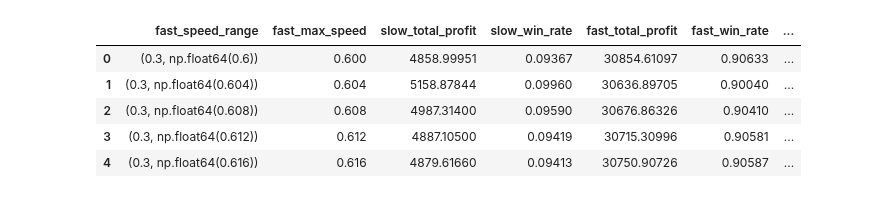
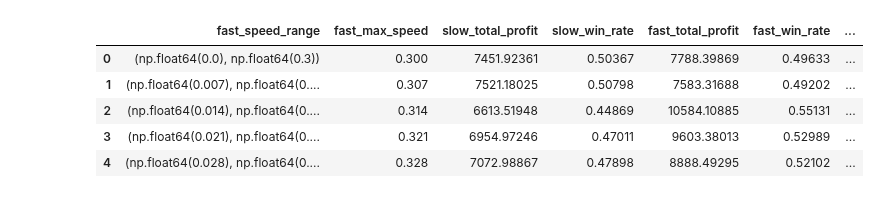
Before and after one commit to krzhang/camcos, a Jupyter notebook: simulations/builder_auctions/grid_strategy_speeds.ipynb, the cells around one changed output. Drawn from its saved outputs; the diff is of its cells as text; code cells hidden in the pictures.

```diff
--- a/simulations/builder_auctions/grid_strategy_speeds.ipynb
+++ b/simulations/builder_auctions/grid_strategy_speeds.ipynb
@@ -16,11 +16,14 @@ from player import RangePlayer
 # %%
 # --- Simulation Configuration ---
 
+EPSILON = 0.00001
+
 slow_speed = (0.0, 0.4)
-slow_mean = 0.7
+slow_mean = 0.9
 fast_mean = 0.7  # fixed to isolate speed effect
 
-fast_speed_ranges = [(0.3, round(end, 3)) for end in np.linspace(0.6, 1.0, 100)]
+starts = np.linspace(0, 0.7, 100)
+fast_speed_ranges = [(round(start, 3), round(start + 0.3, 3)) for start in starts]
 
 num_slow = 5
 num_fast = 5
@@ -58,7 +61,7 @@ for fast_speed in fast_speed_ranges:
         )
         players.append(RangePlayer(i, speed, bid_range, reactive=True))
 
-    auction = Auction(players, cutoff_time_range=(0.75, 0.85))
+    auction = Auction(players, cutoff_time_range=(0.6, 0.7 - EPSILON), sealed_bids=False)
     round_results, winnings = auction.run_simulation(num_rounds)
 
     fast_ids = [p.player_id for p in players if p.reactive]
@@ -68,56 +71,71 @@ for fast_speed in fast_speed_ranges:
     slow_profits = []
 
     for r in round_results:
+        cutoff_time = r["cutoff_time"]
+        submit_bys = r["submit_bys"]
         winner = r["winner"]
-        if winner:
-            pid, _, profit = winner
-            submit_time = r["submit_bys"][pid]
-            cutoff_time = r["cutoff_time"]
+        winning_id = winner[0] if winner else None
 
-            if submit_time < cutoff_time:
-                if pid in fast_ids:
-                    fast_profits.append(profit)
-                elif pid in slow_ids:
-                    slow_profits.append(profit)
+        for pid in fast_ids:
+            if submit_bys[pid] < cutoff_time:
+                if pid == winning_id:
+                    fast_profits.append(winner[2])  # actual profit
+                else:
+                    fast_profits.append(0.0)  # submitted but lost
+            # skip if bid was late (missed cutoff)
 
-    fast_wins = sum(1 for r in round_results if r['winner'] and r['winner'][0] in fast_ids)
-    slow_wins = sum(1 for r in round_results if r['winner'] and r['winner'][0] in slow_ids)
+        for pid in slow_ids:
+            if submit_bys[pid] < cutoff_time:
+                if pid == winning_id:
+                    slow_profits.append(winner[2])
+                else:
+                    slow_profits.append(0.0)
+
+
+    fast_wins = sum(1 for r in round_results
+                    if r['winner'] and r['winner'][0] in fast_ids and
+                    r["submit_bys"][r['winner'][0]] < r["cutoff_time"])
+
+    slow_wins = sum(1 for r in round_results
+                    if r['winner'] and r['winner'][0] in slow_ids and
+                    r["submit_bys"][r['winner'][0]] < r["cutoff_time"])
+
 
     total_fast_bids = total_fast_missed = total_slow_bids = total_slow_missed = 0
     for r in round_results:
         cutoff = r["cutoff_time"]
         submit_bys = r["submit_bys"]
         for pid in fast_ids:
             if submit_bys[pid] >= cutoff:
                 total_fast_missed += 1
             total_fast_bids += 1
         for pid in slow_ids:
             if submit_bys[pid] >= cutoff:
                 total_slow_missed += 1
             total_slow_bids += 1
 
     results.append({
         "fast_speed_range": fast_speed,
         "fast_max_speed": fast_speed[1],
         "slow_total_profit": round(sum(slow_profits), 5),
         "slow_win_rate": round(slow_wins / num_rounds, 5),
         "fast_total_profit": round(sum(fast_profits), 5),
         "fast_win_rate": round(fast_wins / num_rounds, 5),
         "fast_miss_rate": round(total_fast_missed / total_fast_bids, 5),
         "slow_miss_rate": round(total_slow_missed / total_slow_bids, 5)
     })
 
 df = pd.DataFrame(results)
 df["fast_speed_range"] = df["fast_speed_range"].astype(str)
 df.to_csv("speed_grid__speeds_results.csv", index=False)
 df.head()
 # %% [output]
 |  | fast_speed_range | fast_max_speed | slow_total_profit | slow_win_rate | fast_total_profit | fast_win_rate | ... |
-| 0 | (0.3, np.float64(0.6)) | 0.600 | 4858.99951 | 0.09367 | 30854.61097 | 0.90633 | ... |
-| 1 | (0.3, np.float64(0.604)) | 0.604 | 5158.87844 | 0.09960 | 30636.89705 | 0.90040 | ... |
-| 2 | (0.3, np.float64(0.608)) | 0.608 | 4987.31400 | 0.09590 | 30676.86326 | 0.90410 | ... |
-| 3 | (0.3, np.float64(0.612)) | 0.612 | 4887.10500 | 0.09419 | 30715.30996 | 0.90581 | ... |
-| 4 | (0.3, np.float64(0.616)) | 0.616 | 4879.61660 | 0.09413 | 30750.90726 | 0.90587 | ... |
+| 0 | (np.float64(0.0), np.float64(0.3)) | 0.300 | 7451.92361 | 0.50367 | 7788.39869 | 0.49633 | ... |
+| 1 | (np.float64(0.007), np.float64(0.... | 0.307 | 7521.18025 | 0.50798 | 7583.31688 | 0.49202 | ... |
+| 2 | (np.float64(0.014), np.float64(0.... | 0.314 | 6613.51948 | 0.44869 | 10584.10885 | 0.55131 | ... |
+| 3 | (np.float64(0.021), np.float64(0.... | 0.321 | 6954.97246 | 0.47011 | 9603.38013 | 0.52989 | ... |
+| 4 | (np.float64(0.028), np.float64(0.... | 0.328 | 7072.98867 | 0.47898 | 8888.49295 | 0.52102 | ... |
 # %%
 profit_df = pd.concat([
     df[["fast_max_speed", "slow_total_profit"]].rename(columns={"slow_total_profit": "total_profit"}).assign(player_type="Non Reactive"),
```
Also changed, not shown: parts of 2 cells of this notebook, 1 other file.
